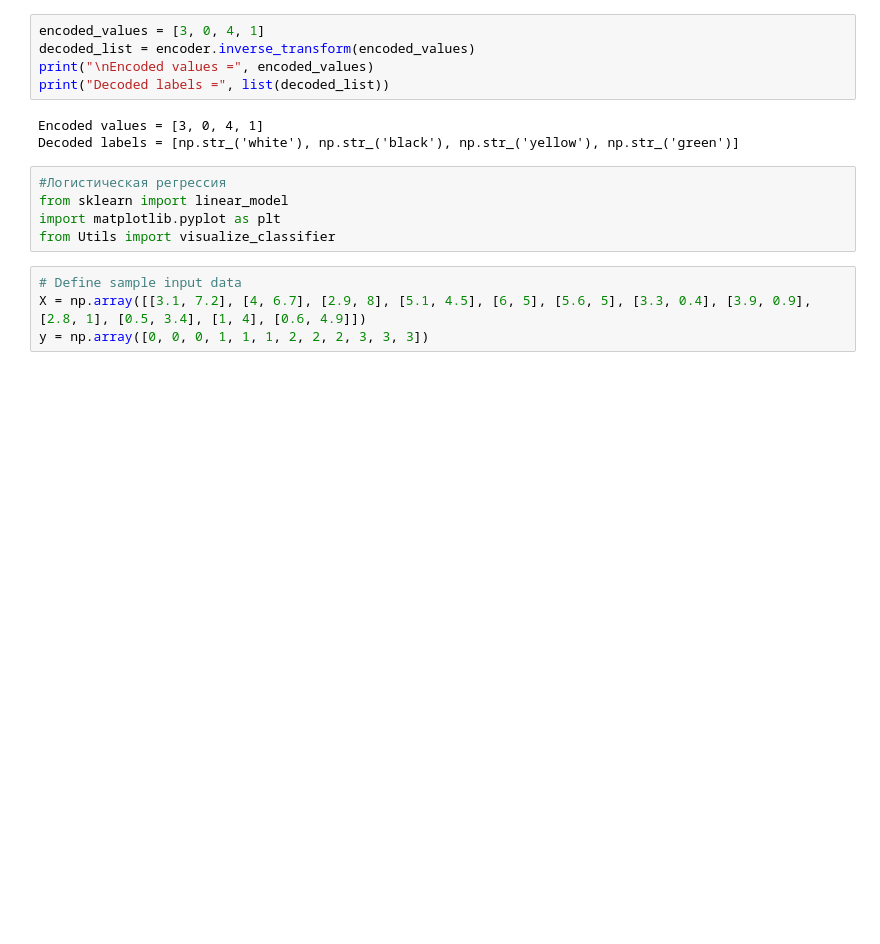
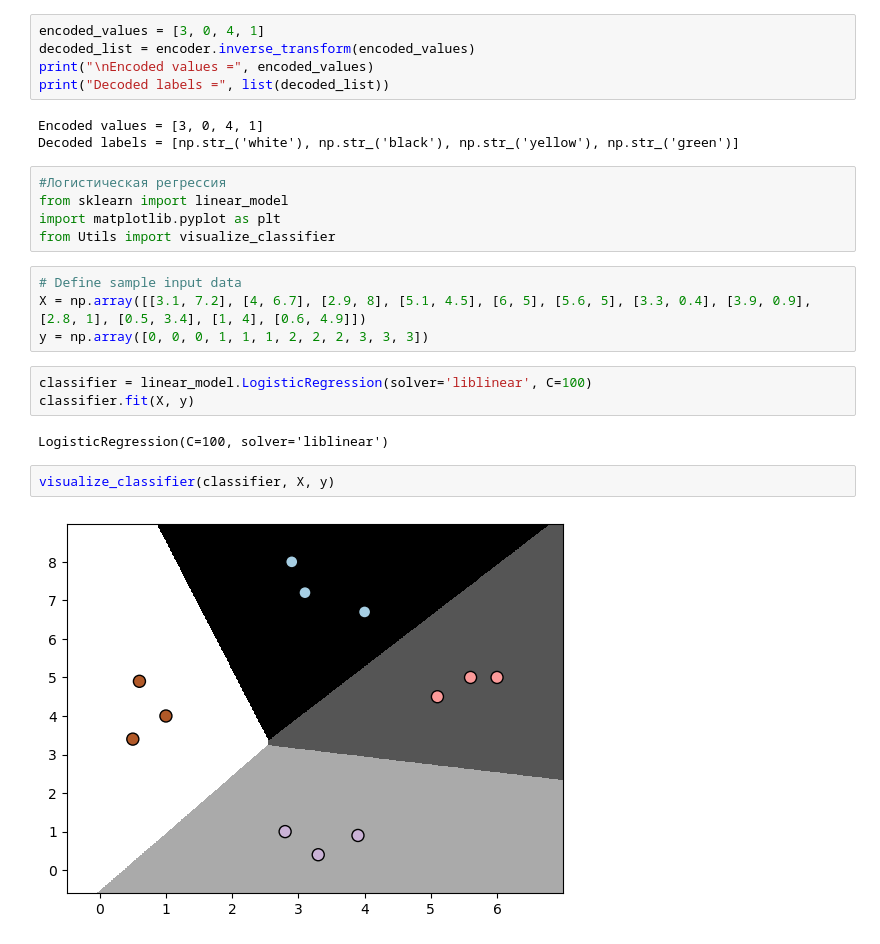
Before and after one commit to rakdav/ML, a Jupyter notebook: Lesson5.ipynb, the cells around one changed output. Drawn from its saved outputs; the diff is of its cells as text; blank space fills up the shorter version.

```diff
--- a/Lesson5.ipynb
+++ b/Lesson5.ipynb
@@ -107,3 +107,12 @@ from Utils import visualize_classifier
 # Define sample input data
 X = np.array([[3.1, 7.2], [4, 6.7], [2.9, 8], [5.1, 4.5], [6, 5], [5.6, 5], [3.3, 0.4], [3.9, 0.9], [2.8, 1], [0.5, 3.4], [1, 4], [0.6, 4.9]])
 y = np.array([0, 0, 0, 1, 1, 1, 2, 2, 2, 3, 3, 3])
+# %%
+classifier = linear_model.LogisticRegression(solver='liblinear', C=100)
+classifier.fit(X, y)
+# %% [output]
+LogisticRegression(C=100, solver='liblinear')
+# %%
+visualize_classifier(classifier, X, y)
+# %% [output]
+[figure, added]
```
